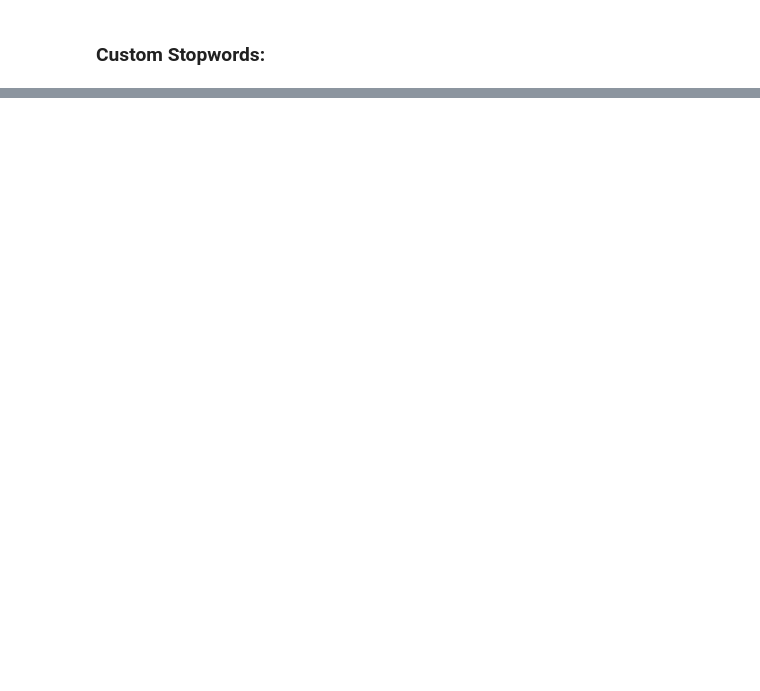
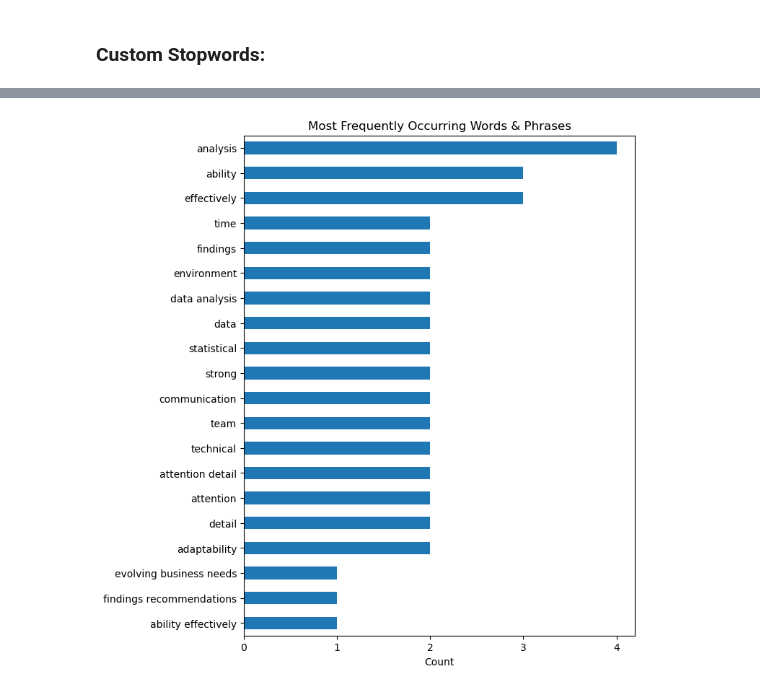
Before and after one commit to taylor975/job_app_wizard, a Jupyter notebook: NLP_code.ipynb, the cells around one changed output, grey strips where cells are left out. Cells and saved outputs as stored; diff of their text form; code cells hidden in the pictures; blank space fills up the shorter version.

Commit message:
Major code revision - seperated job description into individual strings between text breaks

```diff
--- a/NLP_code.ipynb
+++ b/NLP_code.ipynb
@@ -80,4 +70,5 @@ eng_sw = stopwords.words('english')
 ### Custom Stopwords:
 # %%
 cust_sw = ["experience", "education", "skills", "responsibilities", "duties", "tasks",
-           "overview", "candidate", "profile", "competencies", "benefits", "abilities"]
+           "overview", "candidate", "profile", "competencies", "benefits", "abilities",
+           "description", "job description"]
@@ -87,0 +77,4 @@ Define custom tokenizer to strip punctuation, format all text to lowercase, remo
+# %%
+stoppers = eng_sw
+for i in cust_sw:
+    stoppers.append(i)
@@ -92,13 +155,16 @@ def my_tokenizer(corpus):
     for punctuation_mark in string.punctuation:
         corpus = corpus.replace(punctuation_mark,'').lower()
 
+    # remove all line breaks and non-breaking spaces
+    corpus = re.sub(r'[\n\r\xa0\t]', ' ', corpus)
+
     # split string into words
     listofwords = corpus.split(' ')
     wordbag = []
 
     # remove stopwords and any tokens that are just empty strings
     for word in listofwords:
-        if (not word in eng_sw) and (not word in cust_sw) and (word!=''):
+        if (not word in stoppers) and (word!=''):
             wordbag.append(word)
 
     return wordbag
@@ -397,0 +180,14 @@ There are also some issues that have been identified in the current code, which
+# %%
+# instantiate a CountVectorizer with desired parameters
+bagofskills = CountVectorizer(min_df=1,
+                              tokenizer=my_tokenizer,
+                              ngram_range=(1, 3))
+
+# create sparse matrix of skills
+skills_matrix = bagofskills.fit_transform(filtered_parts)
+
+# transform sparse matrix into DataFrame
+skills_df = pd.DataFrame(
+    {"Frequency": skills_matrix.toarray().sum(axis=0)},  # remember the .sum() to get the total number of instances of word
+    index=bagofskills.get_feature_names()
+).sort_values("Frequency", ascending=True)
@@ -397,0 +220,14 @@ There are also some issues that have been identified in the current code, which
+# %%
+# get max value for skill frequency
+max_val = skills_df["Frequency"].max()
+# define xticks range based on max value
+tick_range = np.arange(0, max_val+1, 1)
+
+# plot horizontal bar graph
+skills_df.tail(20).plot(kind="barh", figsize=(7, 9), legend=False)
+plt.title("Most Frequently Occurring Words & Phrases")
+plt.xlabel("Count")
+plt.xticks(tick_range)
+plt.show()
+# %% [output]
+[figure, added]
```
Also changed, not shown: parts of 63 cells of this notebook.
